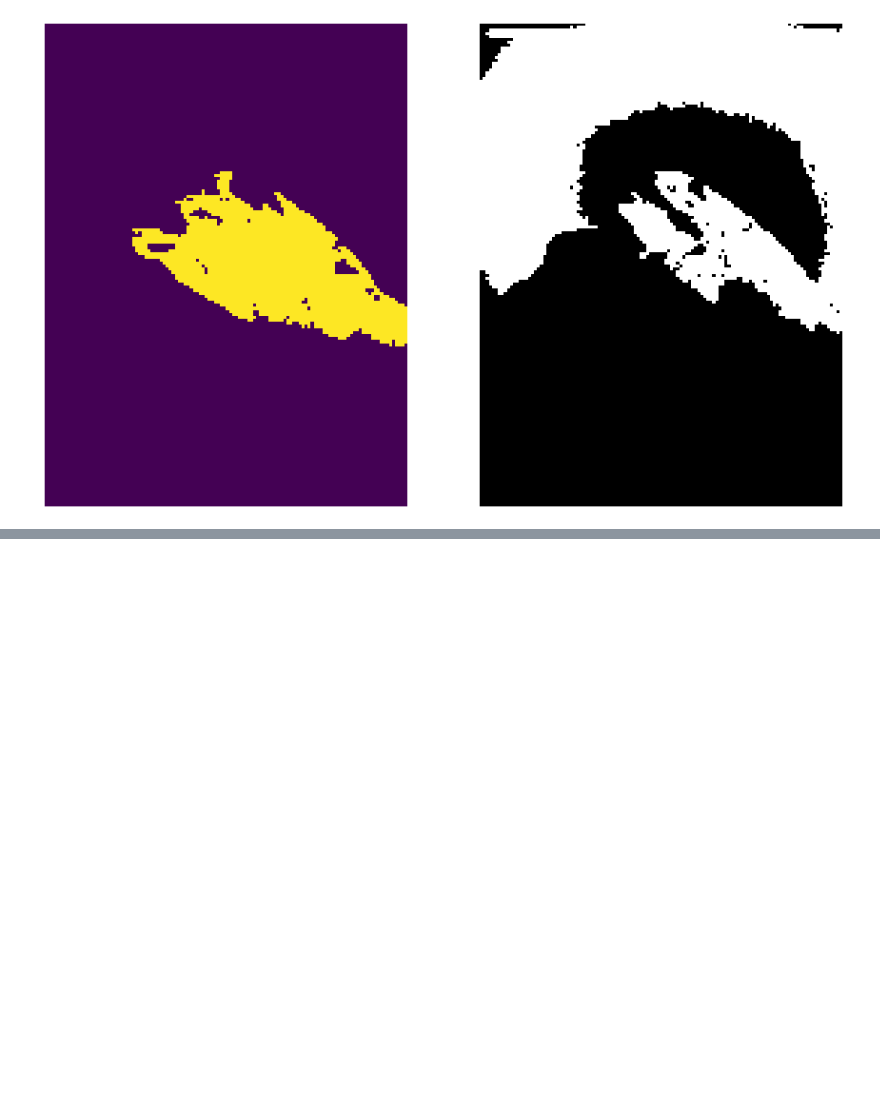
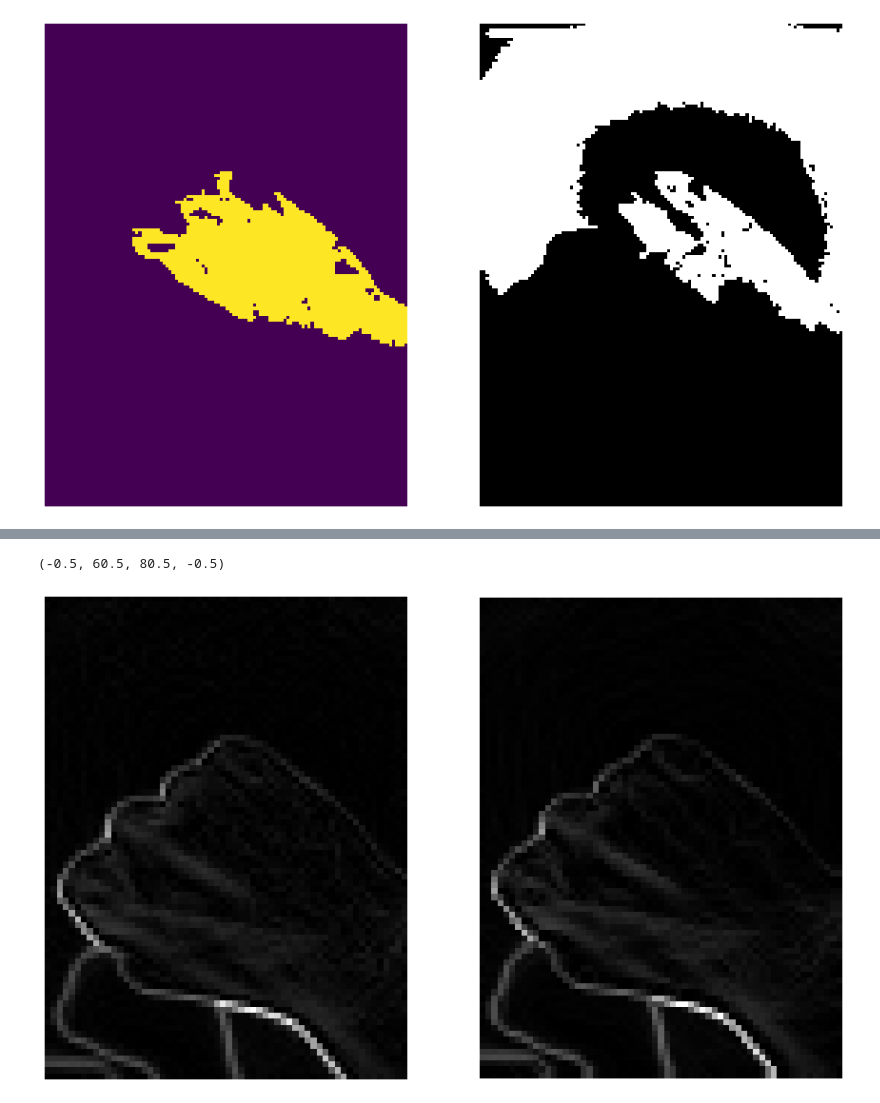
Before and after one commit to Oliver-Becker/Rock-Paper-Scissor_ImageGame, a Jupyter notebook: RockPaperScissor.ipynb, the cells around one changed output, grey strips where cells are left out. Saved outputs shown, nothing was run; the diff lists cells and outputs as text; code cells hidden in the pictures; blank space fills up the shorter version.

```diff
--- a/RockPaperScissor.ipynb
+++ b/RockPaperScissor.ipynb
@@ -91,0 +167,11 @@ plt.subplot(122); plt.imshow(processed_img2, cmap="gray"); plt.axis('off')
+# %%
+#Agora que temos as duas imagens, com e sem o filtro, vamos tentar fazer a detecção da borda
+
+border = img_hsv_gray - morph.erosion(img_hsv_gray, morph.disk(1))
+border_filter = img_hsv_filter - morph.erosion(img_hsv_filter, morph.disk(1))
+plt.figure(figsize=(15,15))
+plt.subplot(121); plt.imshow(border, cmap="gray"); plt.axis('off')
+plt.subplot(122); plt.imshow(border_filter, cmap="gray"); plt.axis('off')
+# %% [output]
+(-0.5, 60.5, 80.5, -0.5)
+[figure, added]
```
Also changed, not shown: parts of 11 cells of this notebook, 2 other files.
